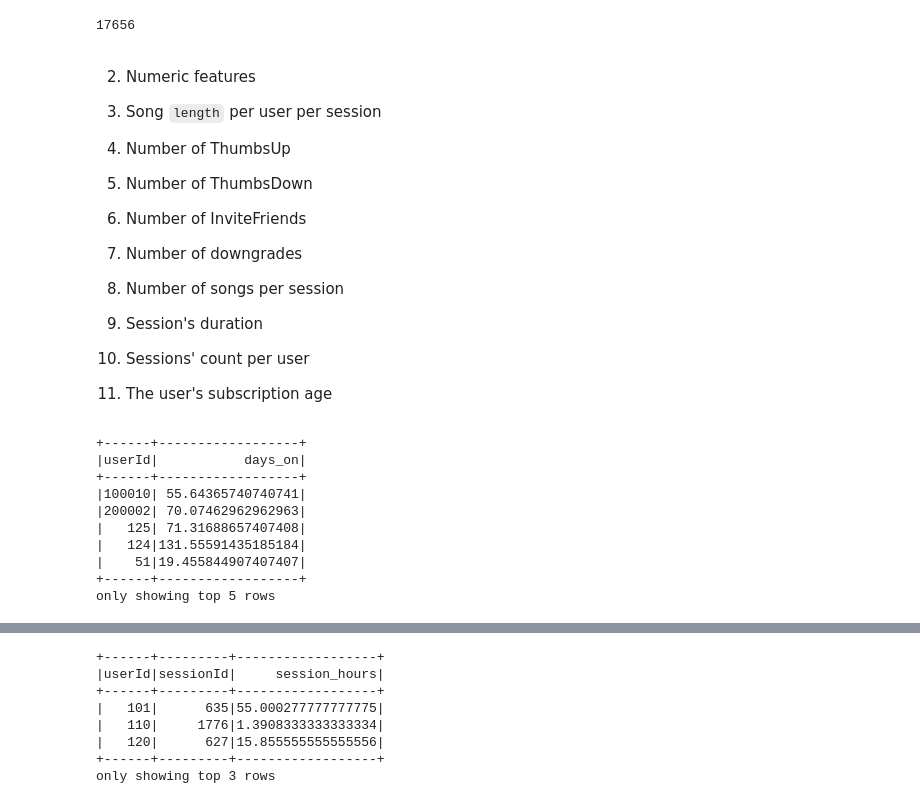
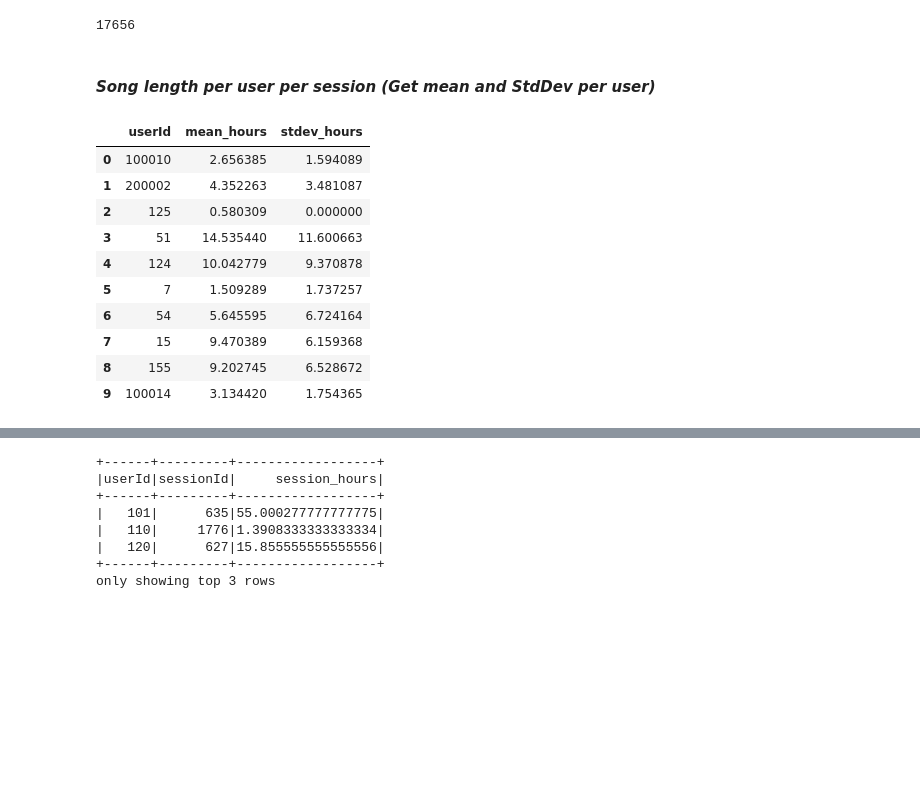
Before and after one commit to drnesr/Sparkify, a Jupyter notebook: Sparkify.ipynb, the cells around one changed output, grey strips where cells are left out. Saved outputs shown, nothing was run; the diff lists cells and outputs as text; code cells hidden in the pictures; blank space fills up the shorter version.

```diff
--- a/Sparkify.ipynb
+++ b/Sparkify.ipynb
@@ -630,42 +634,25 @@ None None
 dfp.artist.unique().shape[0]
 # %% [output]
 17656
-# %% [markdown]
-2. Numeric features
-
-  1. Song `length` per user per session
-  1. Number of ThumbsUp
-  1. Number of ThumbsDown
-  1. Number of InviteFriends
-  1. Number of downgrades
-  1. Number of songs per session
-  1. Session's duration
-  1. Sessions' count per user
-  1. The user's subscription age
-# %%
-# 2-I The user's subscription age
-
-# timestamp of users registration
-reg_ts = df.select('userId', 'registration').dropDuplicates().withColumnRenamed('registration', 'start')
-# reg_ts.show(5)
-# The maximum timestamp found for the user
-end_ts = df.groupBy('userId').max('ts').withColumnRenamed('max(ts)', 'end')
-# end_ts.show(5)
-# The difference
-reg_df = reg_ts.join(end_ts,'userId')
-ticks_per_day = 1000 * 60 * 60 * 24 # as the timestamp is in ticks (0.001 seconds)
-# Merge in one df
-reg_df = reg_df.select('userId', ((reg_df.end-reg_df.start)/ticks_per_day).alias('days_on'))
-# reg_ts.join(user_max_ts, user_reg_ts.userId == user_max_ts.userId).select(user_reg_ts["userId"], ((user_max_ts["max(ts)"]-user_reg_ts["registration"])/(1000*60*60*24)).alias("regDay"))
-reg_df.show(5)
-# %% [output]
-+------+------------------+
-|userId|           days_on|
-+------+------------------+
-|100010| 55.64365740740741|
-|200002| 70.07462962962963|
-|   125| 71.31688657407408|
-|   124|131.55591435185184|
-|    51|19.455844907407407|
-+------+------------------+
-only showing top 5 rows
+# %% [markdown]
+#### *Song length per user per session (Get mean and StdDev per user)*
+# %%
+song_length = df.filter(df.page=='NextSong').select('userId', 'sessionId', 'length')
+song_length = song_length.withColumn('hours', (song_length.length / 3600))
+song_length = song_length.groupBy('userId', 'sessionId').sum('hours')
+song_length = song_length.groupBy('userId').agg(
+                        sF.avg('sum(hours)').alias('mean_hours'),
+                        sF.stddev('sum(hours)').alias('stdev_hours')).na.fill(0)
+song_length.toPandas().head(10)
+# %% [output]
+|  | userId | mean_hours | stdev_hours |
+| 0 | 100010 | 2.656385 | 1.594089 |
+| 1 | 200002 | 4.352263 | 3.481087 |
+| 2 | 125 | 0.580309 | 0.000000 |
+| 3 | 51 | 14.535440 | 11.600663 |
+| 4 | 124 | 10.042779 | 9.370878 |
+| 5 | 7 | 1.509289 | 1.737257 |
+| 6 | 54 | 5.645595 | 6.724164 |
+| 7 | 15 | 9.470389 | 6.159368 |
+| 8 | 155 | 9.202745 | 6.528672 |
+| 9 | 100014 | 3.134420 | 1.754365 |
```
Also changed, not shown: parts of 27 cells of this notebook.
